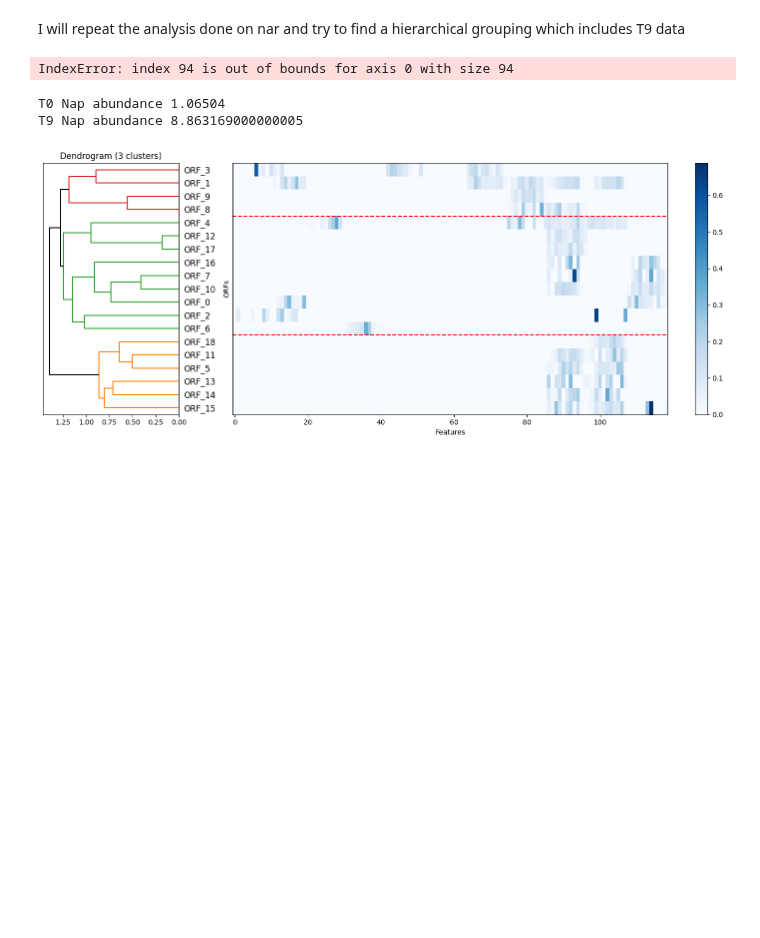
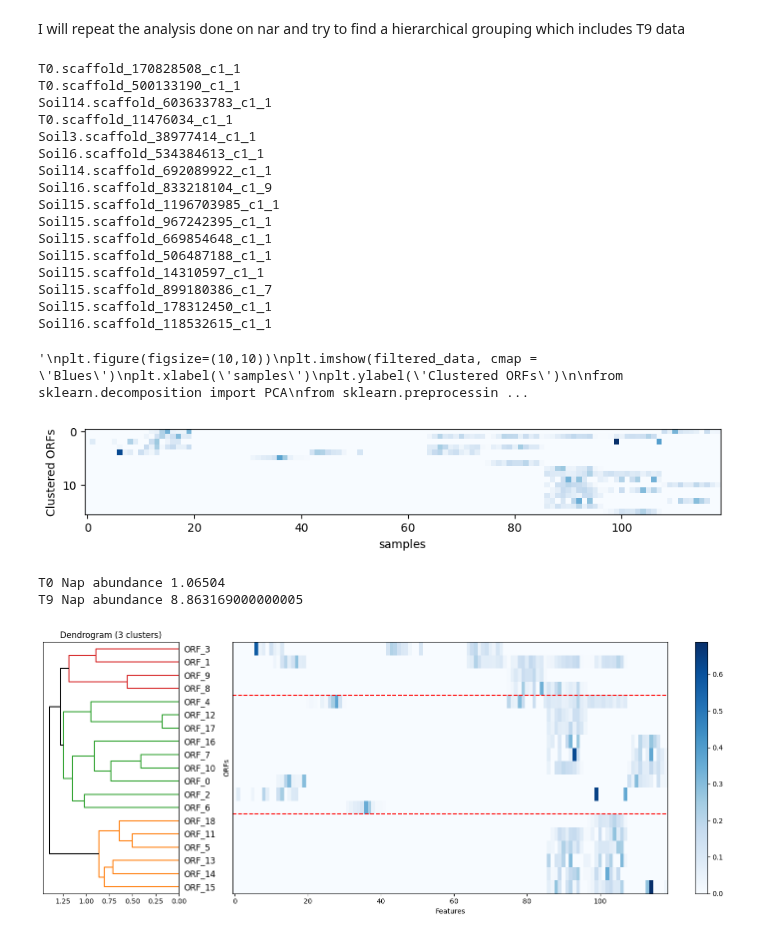
Before and after one commit to AddisonHowe/soil-metagenomics, a Jupyter notebook: notebooks/organization_nap.ipynb, the cells around one changed output. Drawn from its saved outputs; the diff is of its cells as text; code cells hidden in the pictures; blank space fills up the shorter version.

Commit message:
new clustering notebook

```diff
--- a/organization_nap.ipynb
+++ b/notebooks/organization_nap.ipynb
@@ -41,10 +41,11 @@ for i, datum in enumerate(data):
     for entry in datum:
         if entry != 0:
             score += 1
-    if score > 0:
+    if score > 10:
         filtered_data.append(datum)
         absolute_data.append(abs_data[i])
-        id_list.append([i, cluster_ids[i][0]])
+        if i < 94:
+            id_list.append([i, cluster_ids[i][0]])
 
 
 
@@ -76,34 +77,51 @@ principal_components = pca.fit_transform(scaled_data)
 
 # Generate colors based on row index
 row_indices = np.arange(principal_components.shape[0])
 colors = plt.cm.seismic(row_indices / row_indices.max())
 
 # Plot the first two principal components with row index labels
 plt.figure(figsize=(10, 8))
 for i in range(principal_components.shape[0]):
     if (i < 35):
         plt.scatter(principal_components[i, 0], principal_components[i, 1], color='blue')
         plt.text(principal_components[i, 0] + 0.1, principal_components[i, 1] + 0.1 , str(i), fontsize=8, ha='right', va='bottom')
     if (i > 35):
         plt.scatter(principal_components[i, 0], principal_components[i, 1], color='red')
         plt.text(principal_components[i, 0] + 0.1, principal_components[i, 1] + 0.1 , str(i), fontsize=8, ha='right', va='bottom')
 
 
 plt.xlabel('Principal Component 1 (13%)')
 plt.ylabel('Principal Component 2 (10%)')
 plt.title('PCA of Gene Variants under Different pH Conditions')
 plt.grid(True)
 plt.tight_layout()
 plt.show()
 
 
 
 for i, ratio in enumerate(pca.explained_variance_ratio_, start=1):
     #plt.scatter(i, ratio)
     print(f"Principal Component {i}: {ratio * 100:.2f}%")
 '''
 # %% [output]
-IndexError: index 94 is out of bounds for axis 0 with size 94
+T0.scaffold_170828508_c1_1
+T0.scaffold_500133190_c1_1
+Soil14.scaffold_603633783_c1_1
+T0.scaffold_11476034_c1_1
+Soil3.scaffold_38977414_c1_1
+Soil6.scaffold_534384613_c1_1
+Soil14.scaffold_692089922_c1_1
+Soil16.scaffold_833218104_c1_9
+Soil15.scaffold_1196703985_c1_1
+Soil15.scaffold_967242395_c1_1
+Soil15.scaffold_669854648_c1_1
+Soil15.scaffold_506487188_c1_1
+Soil15.scaffold_14310597_c1_1
+Soil15.scaffold_899180386_c1_7
+Soil15.scaffold_178312450_c1_1
+Soil16.scaffold_118532615_c1_1
+'\nplt.figure(figsize=(10,10))\nplt.imshow(filtered_data, cmap = \'Blues\')\nplt.xlabel(\'samples\')\nplt.ylabel(\'Clustered ORFs\')\n\nfrom sklearn.decomposition import PCA\nfrom sklearn.preprocessin ...
+[figure, added]
 # %%
 Nap = np.zeros(119)
 for row in absolute_data:
```
Also changed, not shown: 7 other files.
